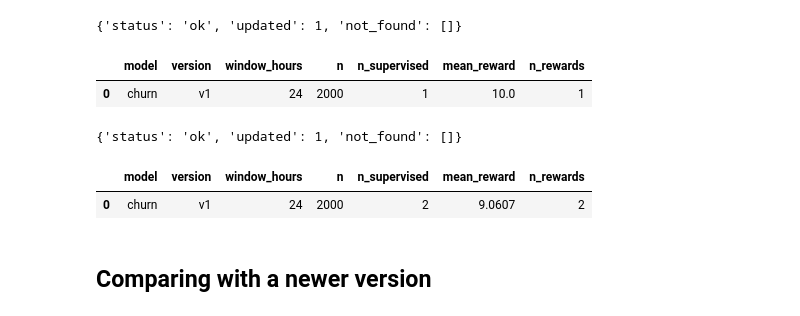
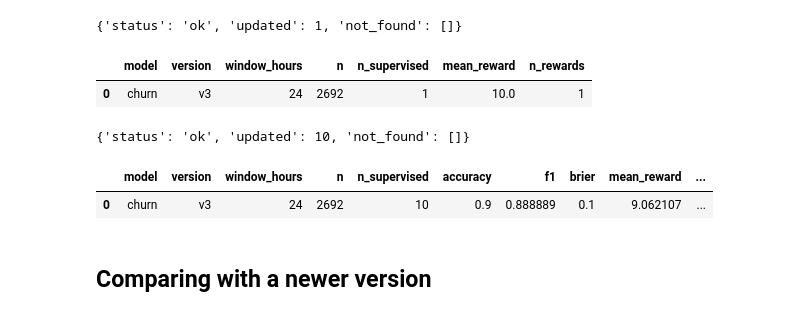
Before and after one commit to nikosga/mlserve.com-notebooks, a Jupyter notebook: notebooks/intro-with-xgboost.ipynb, the cells around one changed output. Cells and saved outputs as stored; diff of their text form; code cells hidden in the pictures.

```diff
--- a/notebooks/mlserve-demo-quick-start.ipynb
+++ b/notebooks/intro-with-xgboost.ipynb
@@ -242,13 +239,13 @@ client.send_feedback(feedback)
 # %% [output]
 {'status': 'ok', 'updated': 1, 'not_found': []}
 # %%
-client.get_online_metrics("churn", "v1", window_hours=24, as_dataframe=True)
+client.get_online_metrics("churn", next_version, window_hours=24, as_dataframe=True)
 # %% [output]
 |  | model | version | window_hours | n | n_supervised | mean_reward | n_rewards |
-| 0 | churn | v1 | 24 | 2000 | 1 | 10.0 | 1 |
+| 0 | churn | v3 | 24 | 2692 | 1 | 10.0 | 1 |
 # %%
 # now let's give feedback for 10 more predictions
-test_ids=preds["prediction_ids"][1:10]
+test_ids=preds["prediction_ids"][:10]
 
 feedback=[]
 for tid in test_ids:
@@ -258,12 +255,12 @@ for tid in test_ids:
 
 client.send_feedback(feedback)
 # %% [output]
-{'status': 'ok', 'updated': 1, 'not_found': []}
+{'status': 'ok', 'updated': 10, 'not_found': []}
 # %%
-client.get_online_metrics("churn", "v1", window_hours=24, as_dataframe=True)
+client.get_online_metrics("churn", next_version, window_hours=24, as_dataframe=True)
 # %% [output]
-|  | model | version | window_hours | n | n_supervised | mean_reward | n_rewards |
-| 0 | churn | v1 | 24 | 2000 | 2 | 9.0607 | 2 |
+|  | model | version | window_hours | n | n_supervised | accuracy | f1 | brier | mean_reward | ... |
+| 0 | churn | v3 | 24 | 2692 | 10 | 0.9 | 0.888889 | 0.1 | 9.062107 | ... |
 # %% [markdown]
 ## Comparing with a newer version
 # %%
```
Also changed, not shown: parts of 24 cells of this notebook, 2 other files.
